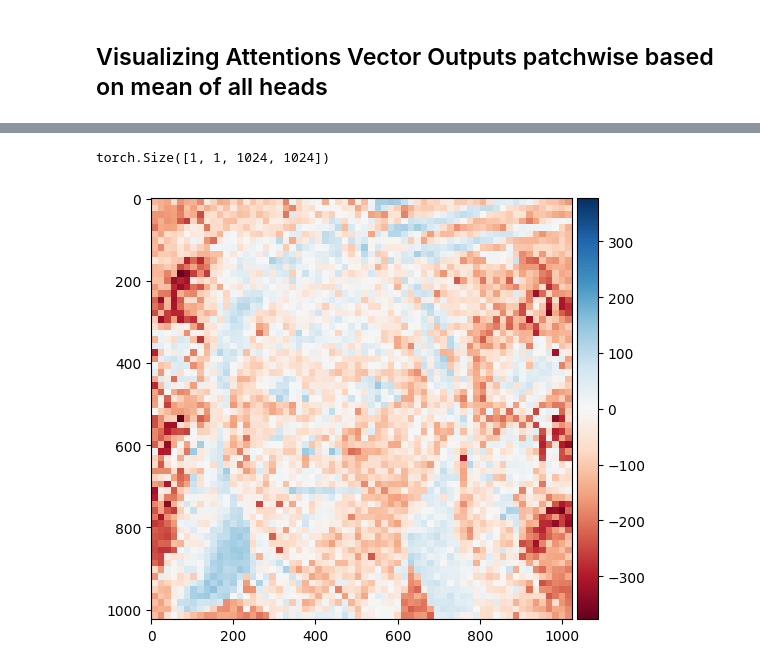
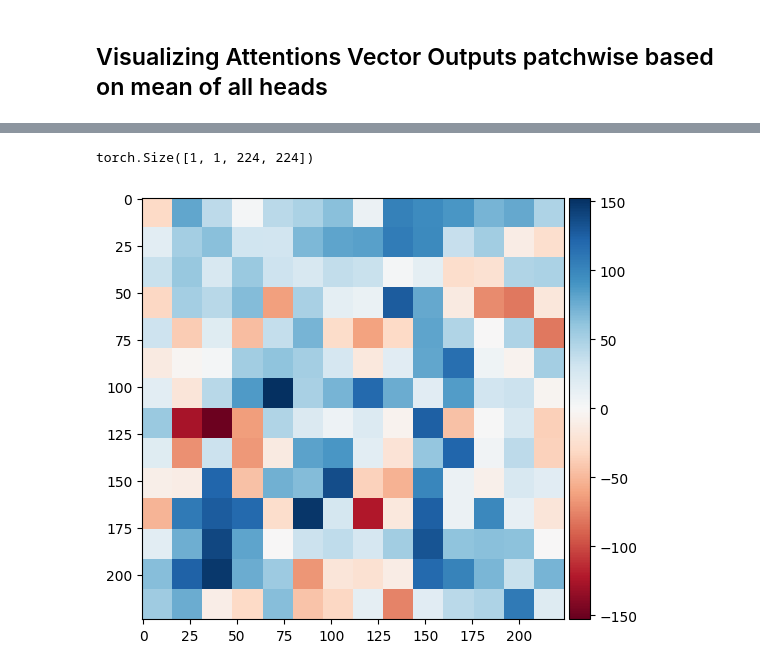
Before and after one commit to mrzaizai2k/liveness_vit, a Jupyter notebook: notebook/visualizing-vision-transformers-timm.ipynb, the cells around one changed output, grey strips where cells are left out. Drawn from its saved outputs; the diff is of its cells as text; code cells hidden in the pictures.

```diff
--- a/notebook/visualizing-vision-transformers-timm.ipynb
+++ b/notebook/visualizing-vision-transformers-timm.ipynb
@@ -22,7 +23,7 @@ import matplotlib.pyplot as plt
 # %%
 im_path = "image_test/faketwo.jpg"
 model_path = "vit_base_patch16_224.augreg_in21k_ft_in1k"
-image_size = 1024
+image_size = 224
 # %%
 def get_image(im_path,shape=image_size):
     img = io.imread(im_path)[:,:,:3]
@@ -106,3 +118,8 @@ map_size = int(np.sqrt(4096))
+# %%
+if image_size==224:
+    map_size = int(np.sqrt(196))
+elif image_size==1024:
+    map_size = int(np.sqrt(4096))
 # %% [markdown]
 ## Visualizing Feature Vector Outputs patchwise based on mean
 # %%
@@ -175,18 +199,19 @@ torch.Size([1, 12, 4097, 4097])
 # %%
 attentions_map = attentions.sum(axis=1)
 attentions_map = attentions_map[:,:,0]
 attentions_map = attentions_map[:,1:] ## removing cls token ## [1,num_patches]
 
 attentions_map = attentions_map.view(1,1,map_size,map_size) ## adding channel axis for upsample
 
-attentions_map = nn.Upsample(size=(1024,1024))(attentions_map)
+
+attentions_map = nn.Upsample(size=(image_size,image_size))(attentions_map)
 print(attentions_map.shape)
 
 attentions_map = attentions_map[0,0,:,:].detach().cpu().numpy()
 
 #     attentions_map = (attentions_map-attentions_map.min())/(attentions_map.max()-attentions_map.min())
 io.imshow(attentions_map)
 plt.show()
 # %% [output]
-torch.Size([1, 1, 1024, 1024])
+torch.Size([1, 1, 224, 224])
-[figure, old version]
+[figure, new version]
```
Also changed, not shown: parts of 14 cells of this notebook, 5 other files.
